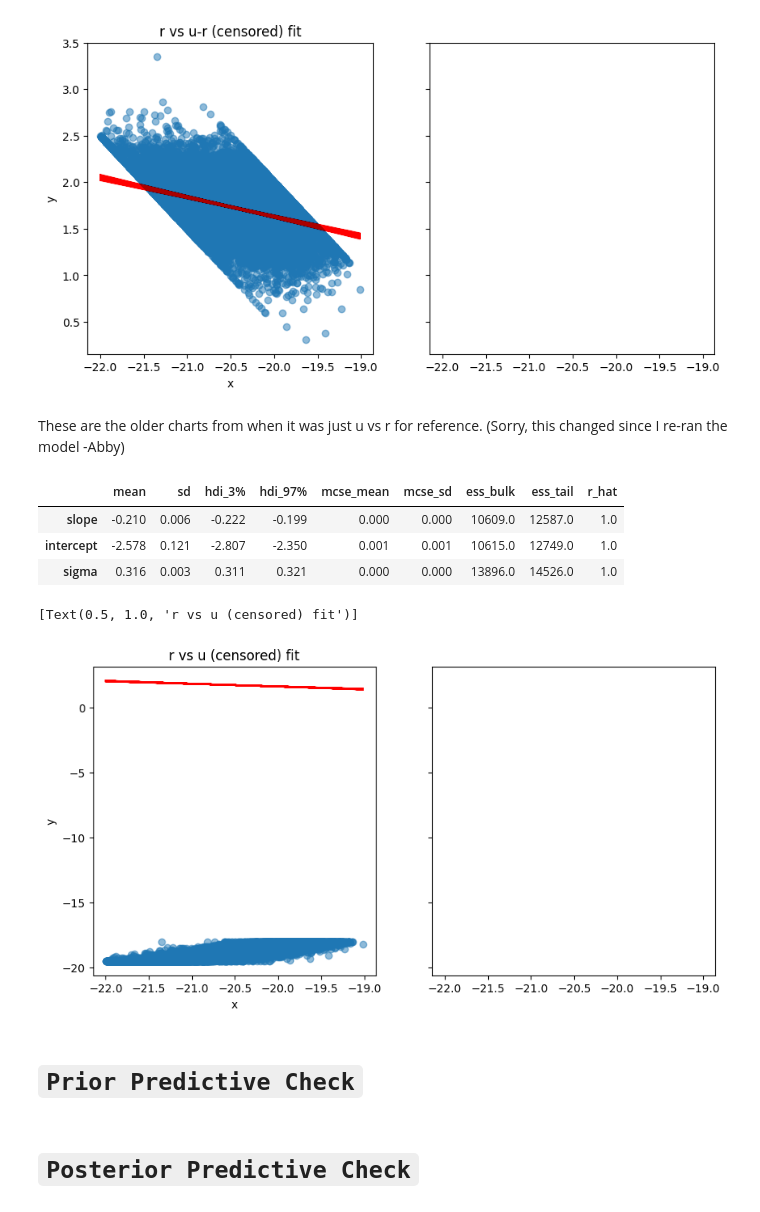
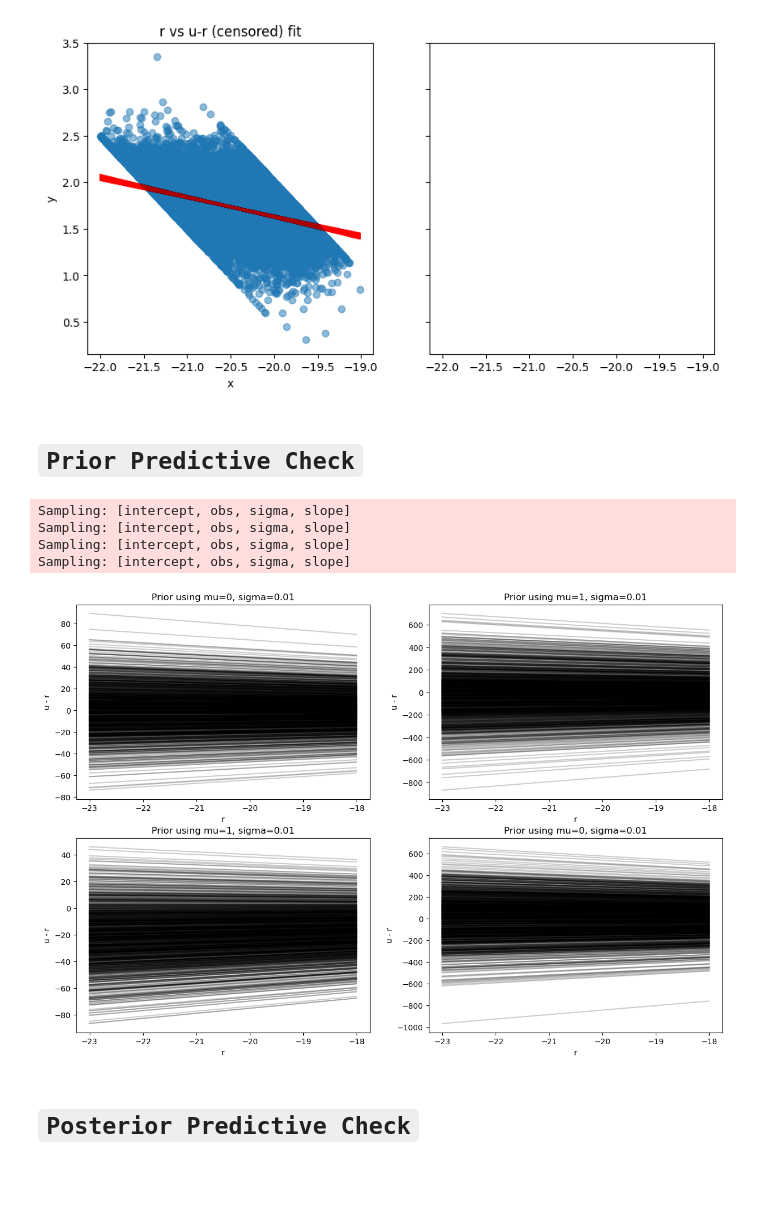
Before and after one commit to erobbtan/AST5731_PROJ3, a Jupyter notebook: PROJ3.ipynb, the cells around one changed output. Drawn from its saved outputs; the diff is of its cells as text; code cells hidden in the pictures; blank space fills up the shorter version.

Commit message:
Added prior pred code

```diff
--- a/PROJ3.ipynb
+++ b/PROJ3.ipynb
@@ -276,24 +276,5 @@ ax[0].set(title="r vs u-r (censored) fit")
 # %% [output]
 [Text(0.5, 1.0, 'r vs u-r (censored) fit')]
 [figure]
-# %% [markdown]
-These are the older charts from when it was just u vs r for reference.
-(Sorry, this changed since I re-ran the model -Abby)
-# %%
-summ_censored=az.summary(censored_fit)
-summ_censored
-# %% [output]
-|  | mean | sd | hdi_3% | hdi_97% | mcse_mean | mcse_sd | ess_bulk | ess_tail | r_hat |
-| slope | -0.210 | 0.006 | -0.222 | -0.199 | 0.000 | 0.000 | 10609.0 | 12587.0 | 1.0 |
-| intercept | -2.578 | 0.121 | -2.807 | -2.350 | 0.001 | 0.001 | 10615.0 | 12749.0 | 1.0 |
-| sigma | 0.316 | 0.003 | 0.311 | 0.321 | 0.000 | 0.000 | 13896.0 | 14526.0 | 1.0 |
-# %%
-fig, ax = plt.subplots(1, 2, figsize=(10, 5), sharex=True, sharey=True)
-ax[0].scatter(df['rMAG'], df['censored_uMAG'],alpha=0.5)
-pp_plot(df['rMAG'], df['censored_uMAG'], censored_fit, ax[0],true=True)
-ax[0].set(title="r vs u (censored) fit")
-# %% [output]
-[Text(0.5, 1.0, 'r vs u (censored) fit')]
-[figure, removed]
 # %% [markdown]
 # `Prior Predictive Check`
@@ -302,3 +281,40 @@ ax[0].set(title="r vs u (censored) fit")
+# %%
+# Prior Predictive Check
+prior_N_sample = 1000
+
+def graph_prior_results(data, title, ax):
+  x = xr.DataArray(np.linspace(-23, -18, 50), dims=["plot_dim"])
+  prior = data.prior
+
+  y = prior["intercept"] + prior["slope"] * x
+  ax.set(title = title, ylabel = 'u - r', xlabel = 'r')
+  ax.plot(x, y.stack(sample=("chain", "draw")), c="k", alpha=0.2)
+
+
+fig, ax = plt.subplots(2, 2, figsize=(15, 10))
+
+x = df['rMAG']
+y = df['censored_uMAG']
+tests = [(0, 1), (1, 0.01), (1, 1), (0, 0.01)]
+for i, j in enumerate(tests):
+    current_ax = ax[int(i/2)%2, i%2]
+    mu = j[0]
+    tau = j[1]
+    with pm.Model() as prior_model1:
+        slope1 = pm.Normal("slope", mu=mu, tau=tau, initval=0.0)
+        intercept1 = pm.Normal("intercept", mu=mu, tau=tau, initval=0.0)
+        sigma1 = pm.HalfNormal("sigma", sigma=1)
+        y_latent = pm.Normal.dist(mu=slope1 * x + intercept1 + x, sigma=sigma1)
+        obs1 = pm.Censored("obs", y_latent, lower=-19.5, upper=-18, observed=y)
+        priordata1 = pm.sample_prior_predictive(prior_N_sample)
+
+    graph_prior_results(priordata1, f'Prior using mu={mu}, sigma={sigma}', current_ax)
+# %% [output]
+Sampling: [intercept, obs, sigma, slope]
+Sampling: [intercept, obs, sigma, slope]
+Sampling: [intercept, obs, sigma, slope]
+Sampling: [intercept, obs, sigma, slope]
+[figure, added]
 # %% [markdown]
 # `Posterior Predictive Check`
 # %%
```
Also changed, not shown: parts of 1 cell of this notebook.
